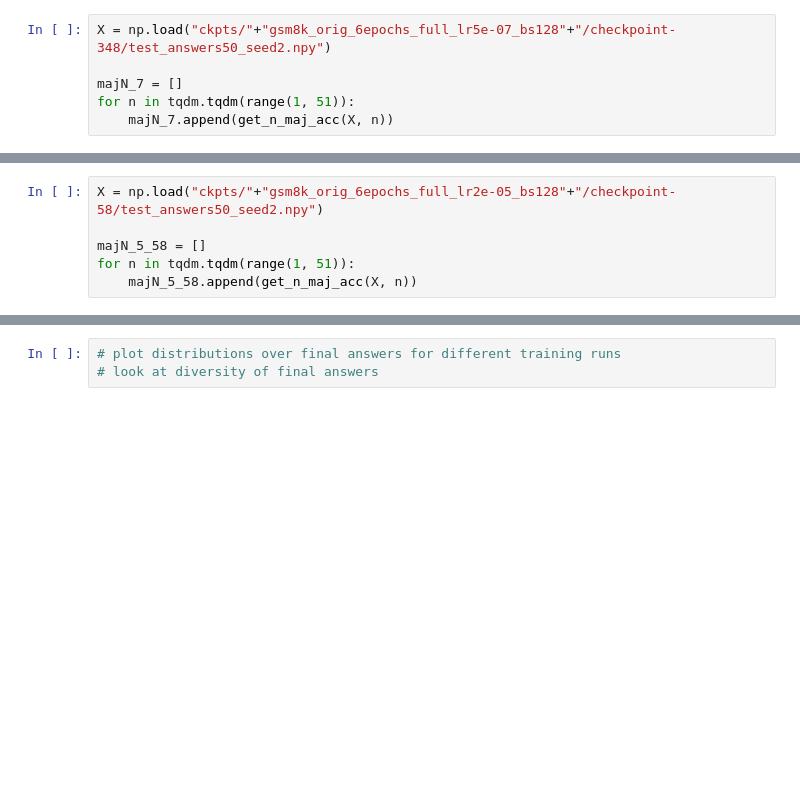
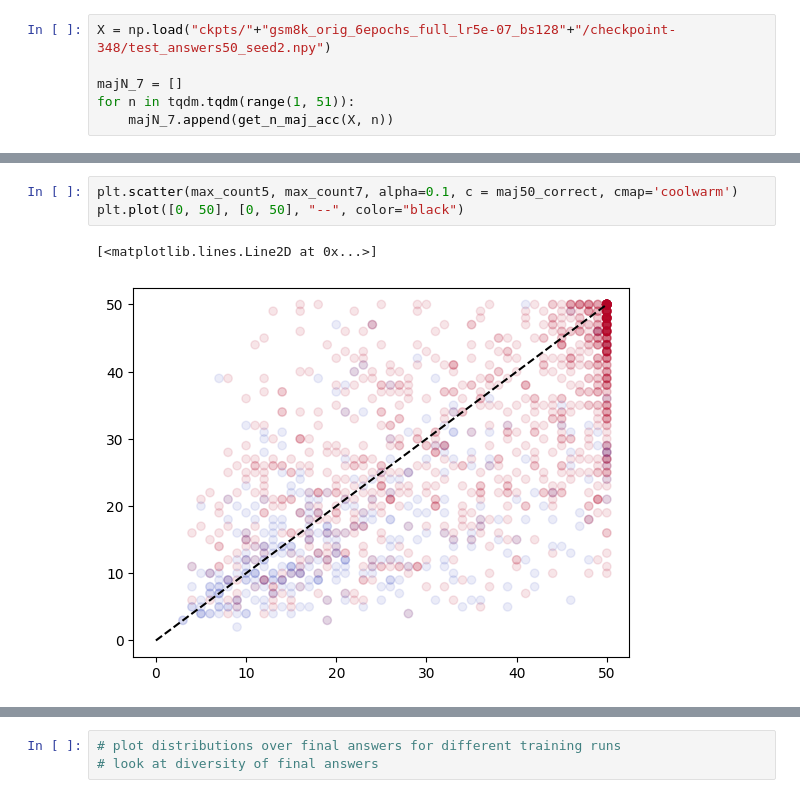
Before and after one commit to katiekang1998/reasoning_data, a Jupyter notebook: gsm8k_orig_maj_n.ipynb, the cells around one changed output, grey strips where cells are left out. Saved outputs shown, nothing was run; the diff lists cells and outputs as text; blank space fills up the shorter version.

```diff
--- a/gsm8k_orig_maj_n.ipynb
+++ b/gsm8k_orig_maj_n.ipynb
@@ -66,6 +59,0 @@ for n in tqdm.tqdm(range(1, 51)):
-# %%
-X = np.load("ckpts/"+"gsm8k_orig_6epochs_full_lr2e-05_bs128"+"/checkpoint-58/test_answers50_seed2.npy")
-
-majN_5_58 = []
-for n in tqdm.tqdm(range(1, 51)):
-    majN_5_58.append(get_n_maj_acc(X, n))
@@ -109,0 +483,6 @@ plt.legend()
+# %%
+plt.scatter(max_count5, max_count7, alpha=0.1, c = maj50_correct, cmap='coolwarm')
+plt.plot([0, 50], [0, 50], "--", color="black")
+# %% [output]
+[<matplotlib.lines.Line2D at 0x...>]
+[figure, added]
```
Also changed, not shown: parts of 31 cells of this notebook, 8 other files.
